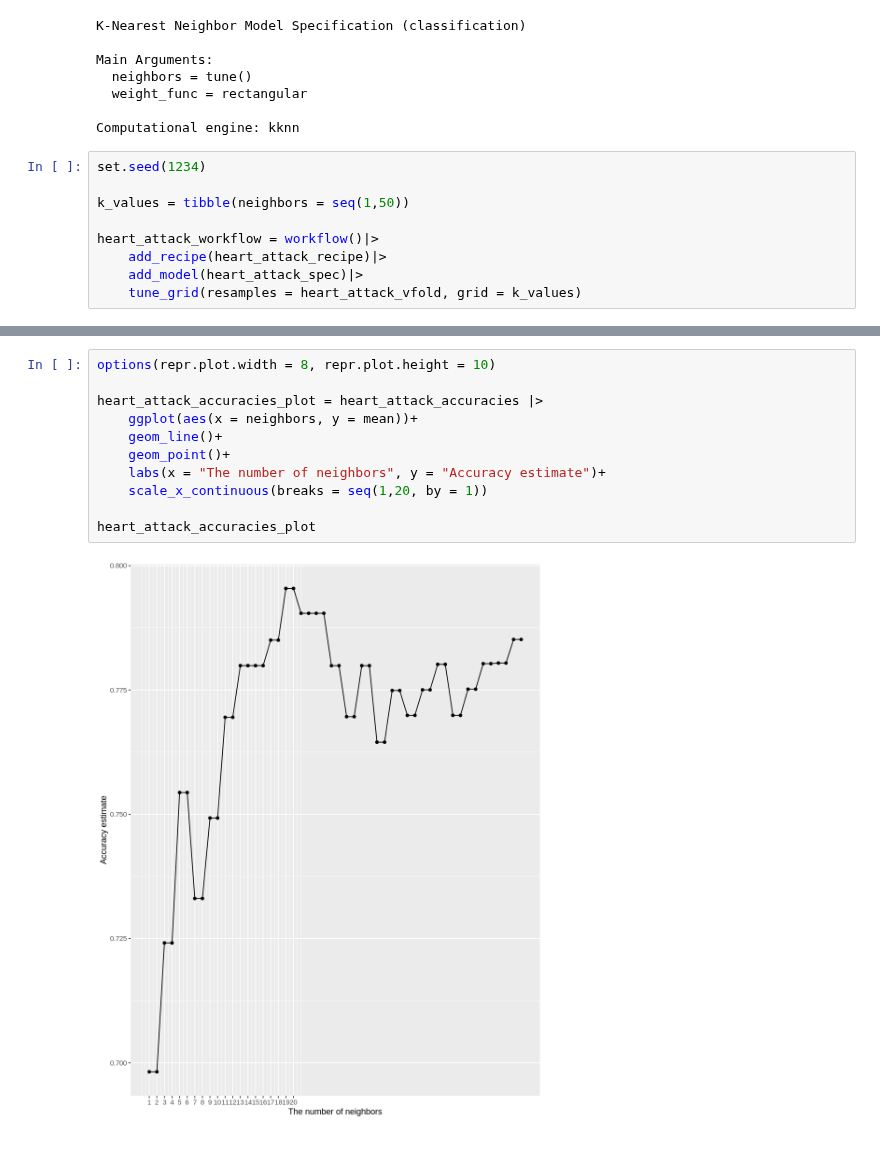
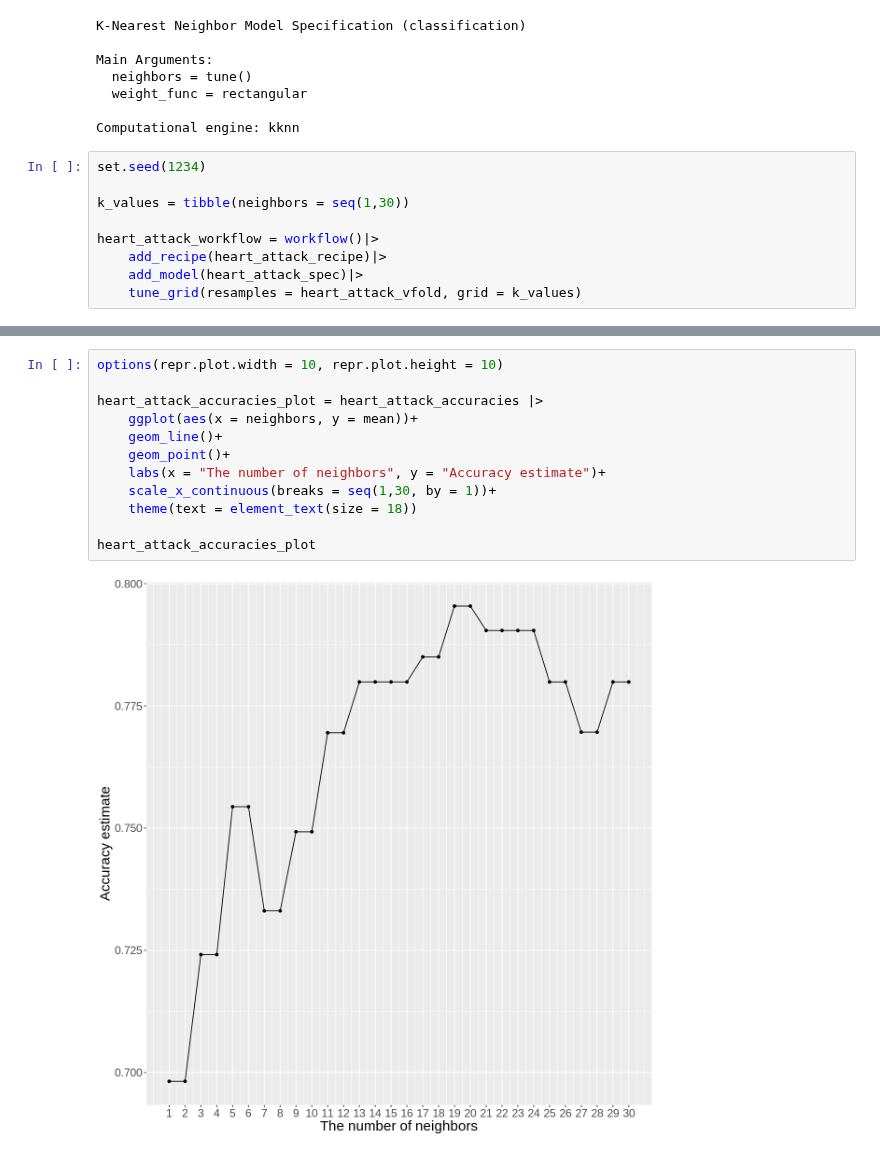
Before and after one commit to RichardAdhika22/heart_attack_prediction_knn, a Jupyter notebook: Group_project_report.ipynb, the cells around one changed output, grey strips where cells are left out. Saved outputs shown, nothing was run; the diff lists cells and outputs as text.

```diff
--- a/Group_project_report.ipynb
+++ b/Group_project_report.ipynb
@@ -277,7 +277,7 @@ Computational engine: kknn
 # %%
 set.seed(1234)
 
-k_values = tibble(neighbors = seq(1,50))
+k_values = tibble(neighbors = seq(1,30))
 
 heart_attack_workflow = workflow()|>
     add_recipe(heart_attack_recipe)|>
@@ -305,13 +305,14 @@ A tibble: 50 × 7
 # %%
-options(repr.plot.width = 8, repr.plot.height = 10)
+options(repr.plot.width = 10, repr.plot.height = 10)
 
 heart_attack_accuracies_plot = heart_attack_accuracies |>
     ggplot(aes(x = neighbors, y = mean))+
     geom_line()+
     geom_point()+
     labs(x = "The number of neighbors", y = "Accuracy estimate")+
-    scale_x_continuous(breaks = seq(1,20, by = 1))
+    scale_x_continuous(breaks = seq(1,30, by = 1))+
+    theme(text = element_text(size = 18))
 
 heart_attack_accuracies_plot
 # %% [output]
-[figure, old version]
+[figure, new version]
```
Also changed, not shown: parts of 6 cells of this notebook.
